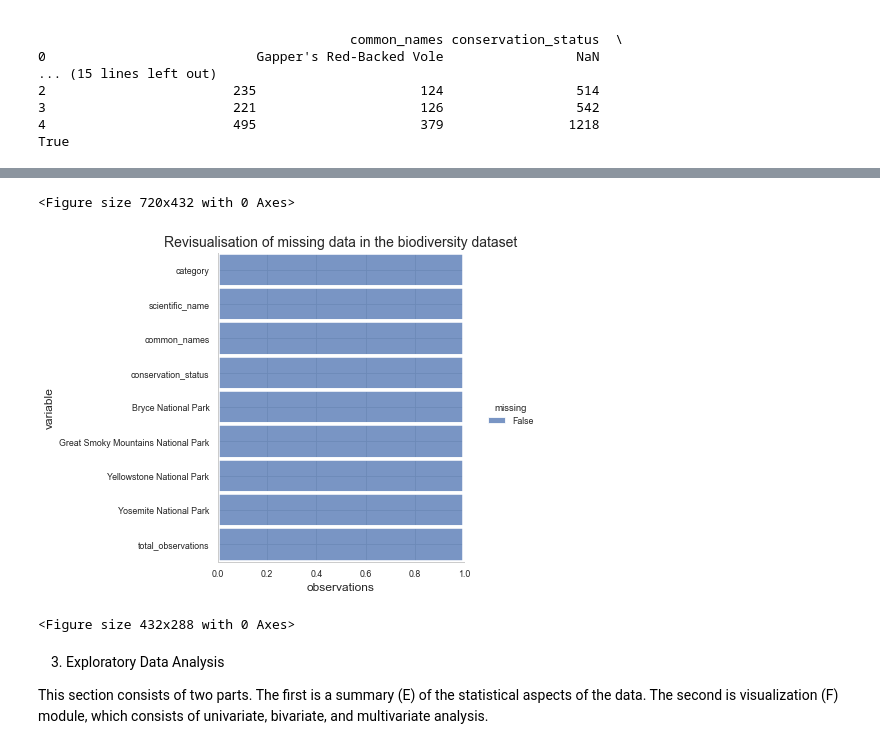
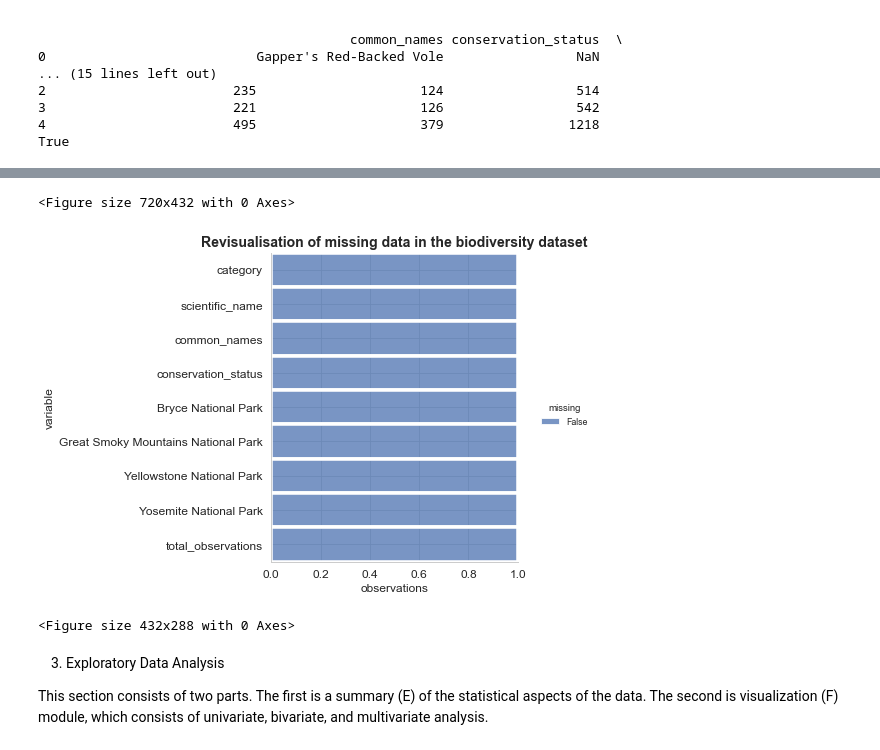
Before and after one commit to albertbanke/Biodiversity, a Jupyter notebook: biodiversity.ipynb, the cells around one changed output, grey strips where cells are left out. Drawn from its saved outputs; the diff is of its cells as text; code cells hidden in the pictures.

```diff
--- a/biodiversity.ipynb
+++ b/biodiversity.ipynb
@@ -199,31 +203,33 @@ plt.clf()
 # %%
 # The above graph highlight some interesting patterns for the conservation status
 # Lets remove the null rows to clean up the dataset. This is a major tradeoff as we neglect over 90% of the dataset
 # However, we hold true to the origin of the data and thus enable the conclusions witout comprimising external reliability
 
 biodiversity = biodiversity.dropna()
 
 plt.figure(figsize=(10,6))
 sns.displot(data = biodiversity.isna().melt(value_name="missing"),
             y='variable',
             hue = 'missing',
             multiple='fill',
             aspect=1.25
             )
 
-plt.title('Revisualisation of missing data in the biodiversity dataset', fontsize= 14)
+plt.title('Revisualisation of missing data in the biodiversity dataset', fontsize= 14, fontweight="bold")
+plt.xticks(fontsize = 12)
+plt.yticks(fontsize = 12)
 plt.xlabel('observations', fontsize = 12)
 plt.ylabel('variable', fontsize = 12)
 
 
 plt.show()
 plt.clf()
 
 # We see that the conservation_status variable is now complete as well as the dataset
 # The initial datatransformation is now complete. Lets check the vitals again and move on the Exploratory Data Analysis.
 # %% [output]
 <Figure size 720x432 with 0 Axes>
-[figure, old version]
+[figure, new version]
 <Figure size 432x288 with 0 Axes>
 # %% [markdown]
 3. Exploratory Data Analysis
```
Also changed, not shown: parts of 2 cells of this notebook.
